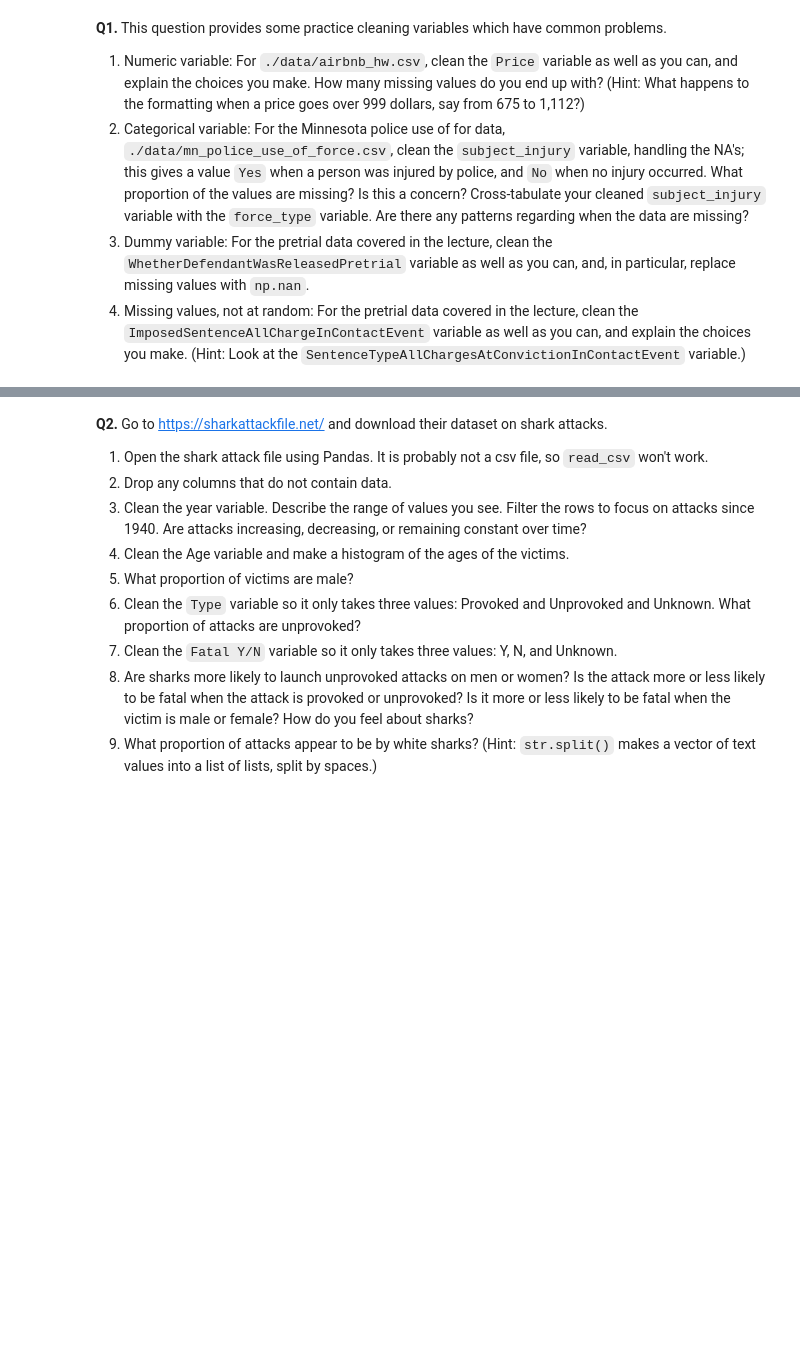
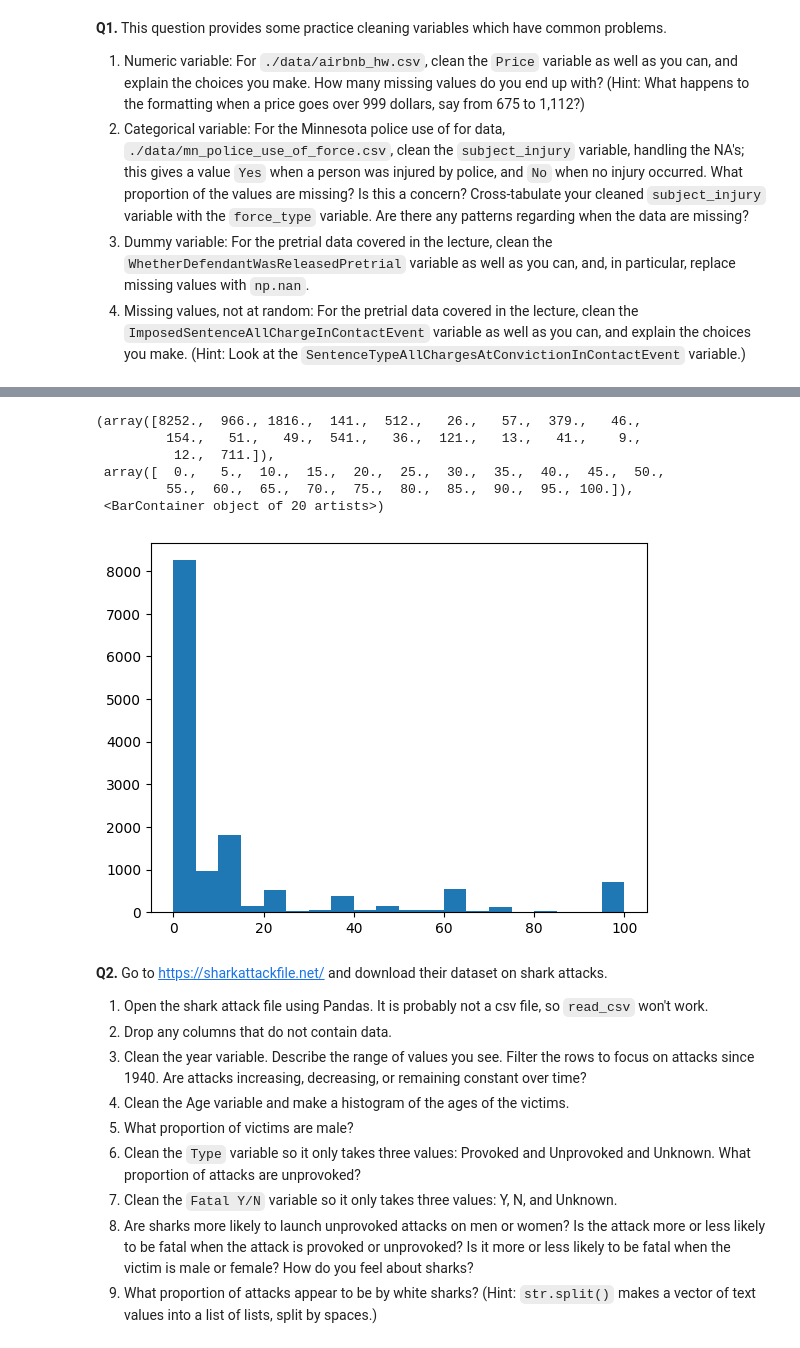
Before and after one commit to mgh2xx/wrangling, a Jupyter notebook: assignment/assignment.ipynb, the cells around one changed output, grey strips where cells are left out. Cells and saved outputs as stored; diff of their text form; code cells hidden in the pictures; blank space fills up the shorter version.

```diff
--- a/assignment/assignment.ipynb
+++ b/assignment/assignment.ipynb
@@ -10,0 +94,17 @@
+# %%
+# 1.4 For the pretrial data covered in the lecture,
+# clean the `ImposedSentenceAllChargeInContactEvent` variable as well as you can,
+# and explain the choices you make.
+# (Hint: Look at the `SentenceTypeAllChargesAtConvictionInContactEvent` variable.)
+
+url = 'http://www.vcsc.virginia.gov/pretrialdataproject/October%202017%20Cohort_Virginia%20Pretrial%20Data%20Project_Deidentified%20FINAL%20Update_10272021.csv'
+pretrial = pd.read_csv(url,low_memory=False)
+# %%
+# print(pretrial["ImposedSentenceAllChargeInContactEvent"].apply(type).value_counts())
+# Converting values from strings to ints
+pretrial["ImposedSentenceAllChargeInContactEvent"] = pd.to_numeric(pretrial["ImposedSentenceAllChargeInContactEvent"], errors = "coerce")
+# print(pretrial["ImposedSentenceAllChargeInContactEvent"].apply(type).value_counts())
+print("\n\n")
+print(pretrial["ImposedSentenceAllChargeInContactEvent"].value_counts(dropna = False))
+print(pretrial["SentenceTypeAllChargesAtConvictionInContactEvent"].value_counts(dropna = False))
+print("\n\n\n")
@@ -10,0 +132,13 @@
+# %%
+print(pd.crosstab(pretrial["ImposedSentenceAllChargeInContactEvent"], pretrial["SentenceTypeAllChargesAtConvictionInContactEvent"], dropna = False))
+# All the 4s and 9s (Pending, Dismissed, Deferred, Not Applicable) result in Imposed Sentence of NaN
+# I understand why this is the case, but I am unsure what I am meant to do with this information from a cleaning perspective, so I am just going to drop them
+pretrial = pretrial.dropna(subset = ["ImposedSentenceAllChargeInContactEvent"])
+print(pretrial["SentenceTypeAllChargesAtConvictionInContactEvent"].value_counts(dropna = False))
+
+# Imposed Sentence is measured in months. I understand that sentences go larger than life,
+# but for data analysis purposes, I can see the case for representing values above 100 years as 100 years, to indicate a life sentence,
+# so I am setting values greater than 100 equal to 100
+print(max(pretrial["ImposedSentenceAllChargeInContactEvent"]))
+pretrial[pretrial["ImposedSentenceAllChargeInContactEvent"] > 100] = 100
+print(max(pretrial["ImposedSentenceAllChargeInContactEvent"]))
@@ -11,3 +163,13 @@
+# %%
+plt.hist(pretrial["ImposedSentenceAllChargeInContactEvent"], bins = 20)
+# %% [output]
+(array([8252.,  966., 1816.,  141.,  512.,   26.,   57.,  379.,   46.,
+         154.,   51.,   49.,  541.,   36.,  121.,   13.,   41.,    9.,
+          12.,  711.]),
+ array([  0.,   5.,  10.,  15.,  20.,  25.,  30.,  35.,  40.,  45.,  50.,
+         55.,  60.,  65.,  70.,  75.,  80.,  85.,  90.,  95., 100.]),
+ <BarContainer object of 20 artists>)
+[figure, added]
 # %% [markdown]
 **Q2.** Go to https://sharkattackfile.net/ and download their dataset on shark attacks.
 
```
Also changed, not shown: parts of 19 cells of this notebook, 2 other files.
